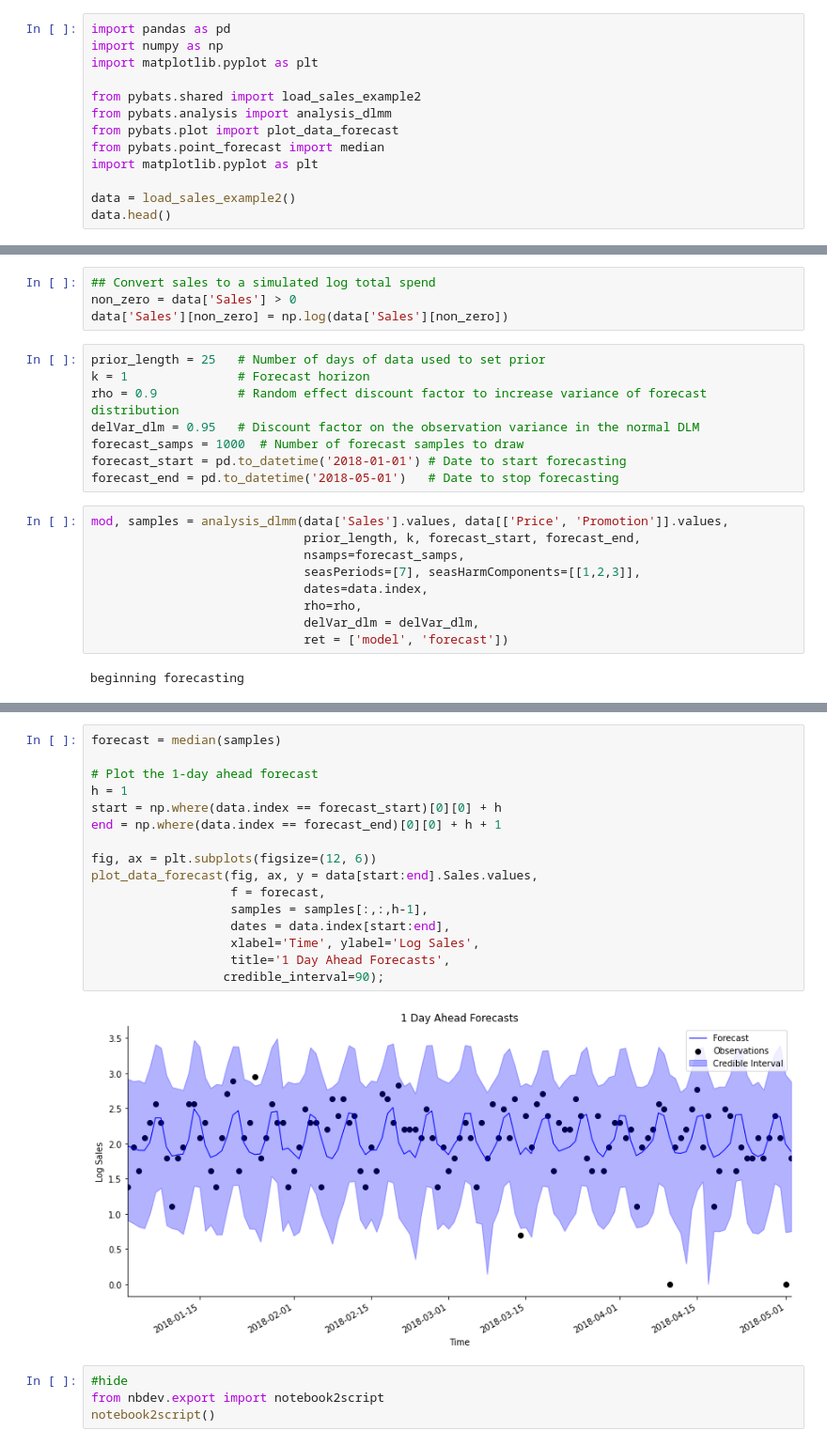
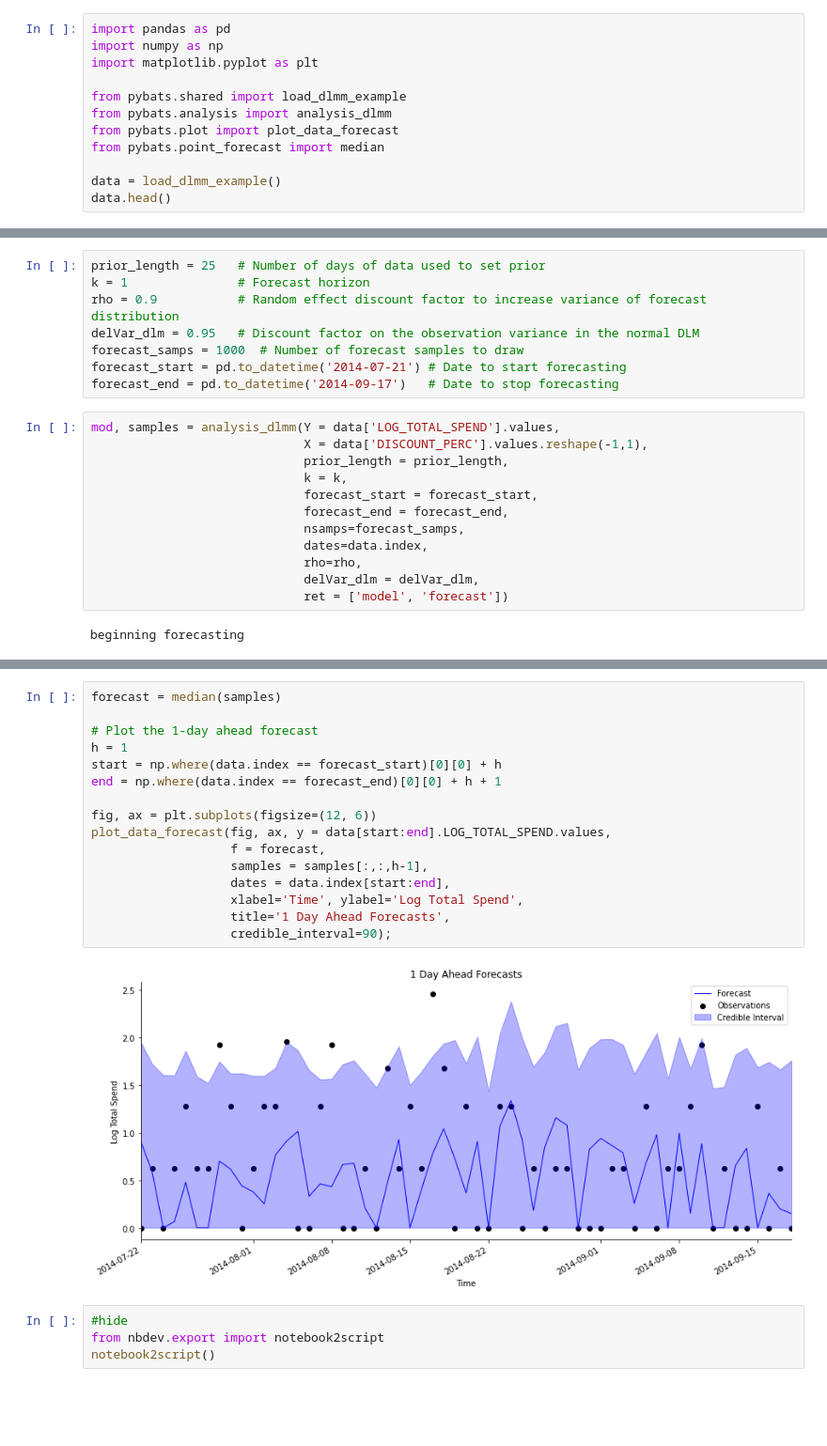
Before and after one commit to lavinei/pybats, a Jupyter notebook: nbs/15_dlmm.ipynb, the cells around one changed output, grey strips where cells are left out. Shown at 94% size. Cells and saved outputs as stored; diff of their text form; blank space fills up the shorter version.

Commit message:
dlmm updates

```diff
--- a/nbs/15_dlmm.ipynb
+++ b/nbs/15_dlmm.ipynb
@@ -194,12 +245,11 @@ import pandas as pd
 import numpy as np
 import matplotlib.pyplot as plt
 
-from pybats.shared import load_sales_example2
+from pybats.shared import load_dlmm_example
 from pybats.analysis import analysis_dlmm
 from pybats.plot import plot_data_forecast
 from pybats.point_forecast import median
-import matplotlib.pyplot as plt
 
-data = load_sales_example2()
+data = load_dlmm_example()
 data.head()
 # %% [output]
@@ -213,20 +263,19 @@ data.head()
-# %%
-## Convert sales to a simulated log total spend
-non_zero = data['Sales'] > 0
-data['Sales'][non_zero] = np.log(data['Sales'][non_zero])
 # %%
 prior_length = 25   # Number of days of data used to set prior
 k = 1               # Forecast horizon
 rho = 0.9           # Random effect discount factor to increase variance of forecast distribution
 delVar_dlm = 0.95   # Discount factor on the observation variance in the normal DLM
 forecast_samps = 1000  # Number of forecast samples to draw
-forecast_start = pd.to_datetime('2018-01-01') # Date to start forecasting
-forecast_end = pd.to_datetime('2018-05-01')   # Date to stop forecasting
+forecast_start = pd.to_datetime('2014-07-21') # Date to start forecasting
+forecast_end = pd.to_datetime('2014-09-17')   # Date to stop forecasting
 # %%
-mod, samples = analysis_dlmm(data['Sales'].values, data[['Price', 'Promotion']].values,
-                             prior_length, k, forecast_start, forecast_end,
+mod, samples = analysis_dlmm(Y = data['LOG_TOTAL_SPEND'].values,
+                             X = data['DISCOUNT_PERC'].values.reshape(-1,1),
+                             prior_length = prior_length,
+                             k = k,
+                             forecast_start = forecast_start,
+                             forecast_end = forecast_end,
                              nsamps=forecast_samps,
-                             seasPeriods=[7], seasHarmComponents=[[1,2,3]],
                              dates=data.index,
                              rho=rho,
                              delVar_dlm = delVar_dlm,
@@ -238,21 +289,21 @@ Because the DLMM is effectively a container for a Bernoulli DGLM and a Normal DL
 # %%
 forecast = median(samples)
 
 # Plot the 1-day ahead forecast
 h = 1
 start = np.where(data.index == forecast_start)[0][0] + h
 end = np.where(data.index == forecast_end)[0][0] + h + 1
 
 fig, ax = plt.subplots(figsize=(12, 6))
-plot_data_forecast(fig, ax, y = data[start:end].Sales.values,
+plot_data_forecast(fig, ax, y = data[start:end].LOG_TOTAL_SPEND.values,
                    f = forecast,
                    samples = samples[:,:,h-1],
                    dates = data.index[start:end],
-                   xlabel='Time', ylabel='Log Sales',
+                   xlabel='Time', ylabel='Log Total Spend',
                    title='1 Day Ahead Forecasts',
-                  credible_interval=90);
+                   credible_interval=90);
 # %% [output]
-[figure, old version]
+[figure, new version]
 # %%
 #hide
 from nbdev.export import notebook2script
```
Also changed, not shown: parts of 6 cells of this notebook, 24 other files.
